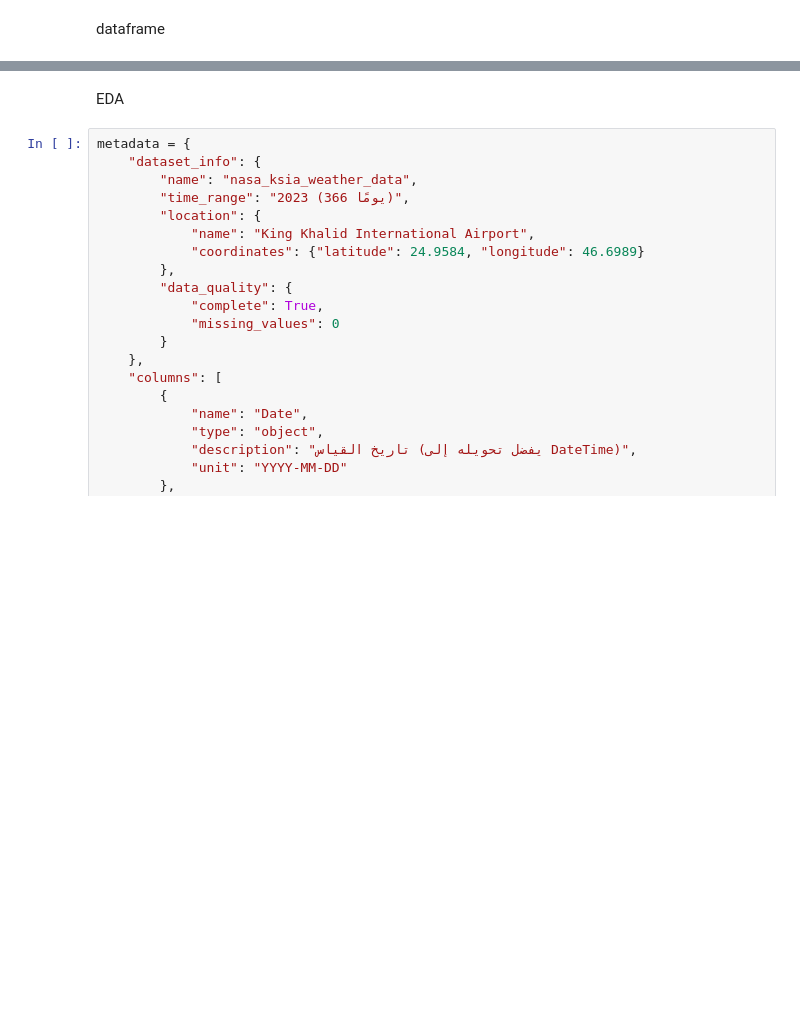
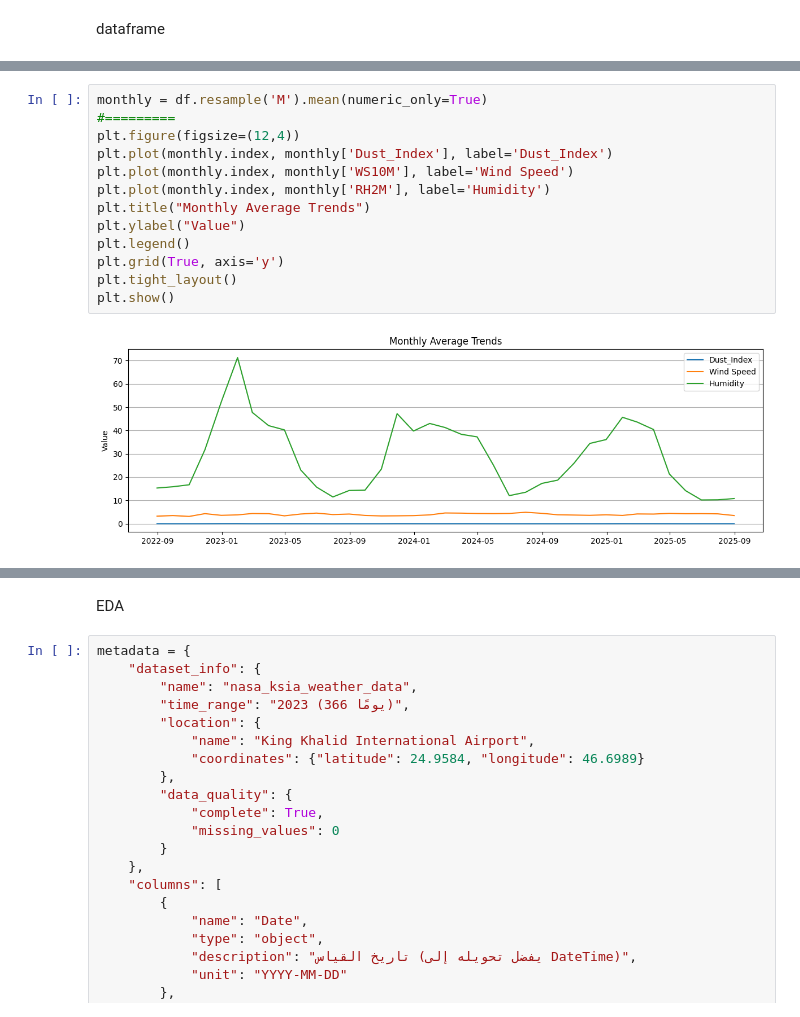
Before and after one commit to Meshal-Css/Aramco-Challenge, a Jupyter notebook: PV_model_data.ipynb, the cells around one changed output, grey strips where cells are left out. Cells and saved outputs as stored; diff of their text form; blank space fills up the shorter version.

```diff
--- a/PV_model_data.ipynb
+++ b/PV_model_data.ipynb
@@ -136,0 +330,15 @@ Index(['Date', 'WD10M', 'WS10M', 'ALLSKY_SFC_SW_DWN', 'ALLSKY_SFC_LW_DWN',
+# %%
+monthly = df.resample('M').mean(numeric_only=True)
+#=========
+plt.figure(figsize=(12,4))
+plt.plot(monthly.index, monthly['Dust_Index'], label='Dust_Index')
+plt.plot(monthly.index, monthly['WS10M'], label='Wind Speed')
+plt.plot(monthly.index, monthly['RH2M'], label='Humidity')
+plt.title("Monthly Average Trends")
+plt.ylabel("Value")
+plt.legend()
+plt.grid(True, axis='y')
+plt.tight_layout()
+plt.show()
+# %% [output]
+[figure, added]
```
Also changed, not shown: parts of 84 cells of this notebook.
